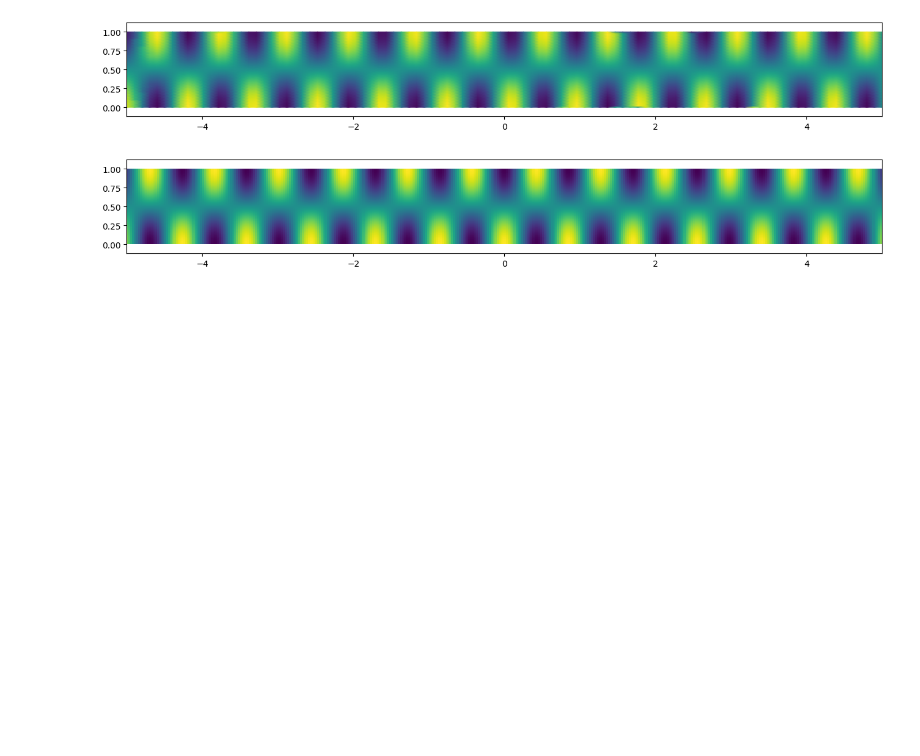
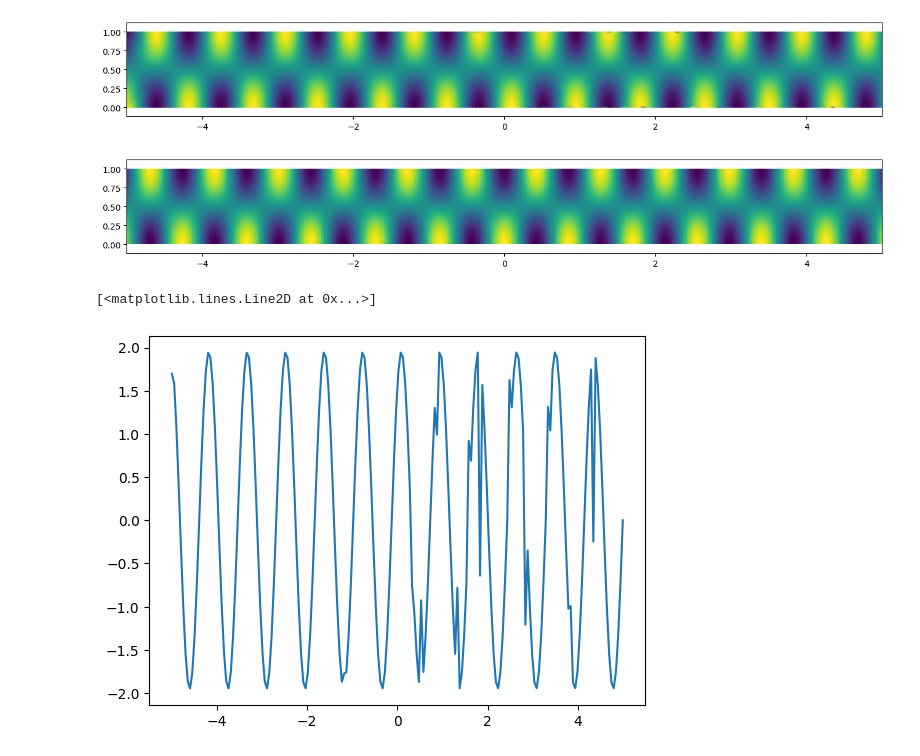
Before and after one commit to MPenaR/Trefftz, a Jupyter notebook: notebooks/playground.ipynb, the cells around one changed output. Drawn from its saved outputs; the diff is of its cells as text; code cells hidden in the pictures; blank space fills up the shorter version.

Commit message:
it looks like the serial non-local is working for no scatterers

```diff
--- a/notebooks/playground.ipynb
+++ b/notebooks/playground.ipynb
@@ -33,7 +33,7 @@ plt.spy(A.toarray())
 # %%
 u = problem.solve()
 # %%
-x = np.linspace(-5,5,100)
+x = np.linspace(-5,5,200)
 y = np.linspace(0,1, 50)
 X, Y = np.meshgrid(x,y)
 Z = u(X.flatten(), Y.flatten()).reshape(X.shape)
@@ -47,3 +47,9 @@ plt.axis("equal")
 problem.plot_mode(n=1)
 # %% [output]
 [figure]
+# %%
+plt.plot(x,np.real(u(x,np.zeros_like(x))))
+plt.plot(x,np.real(problem.mode(n=1)(x, np.zeros(x))))
+# %% [output]
+[<matplotlib.lines.Line2D at 0x...>]
+[figure, added]
```
Also changed, not shown: 2 other files.
